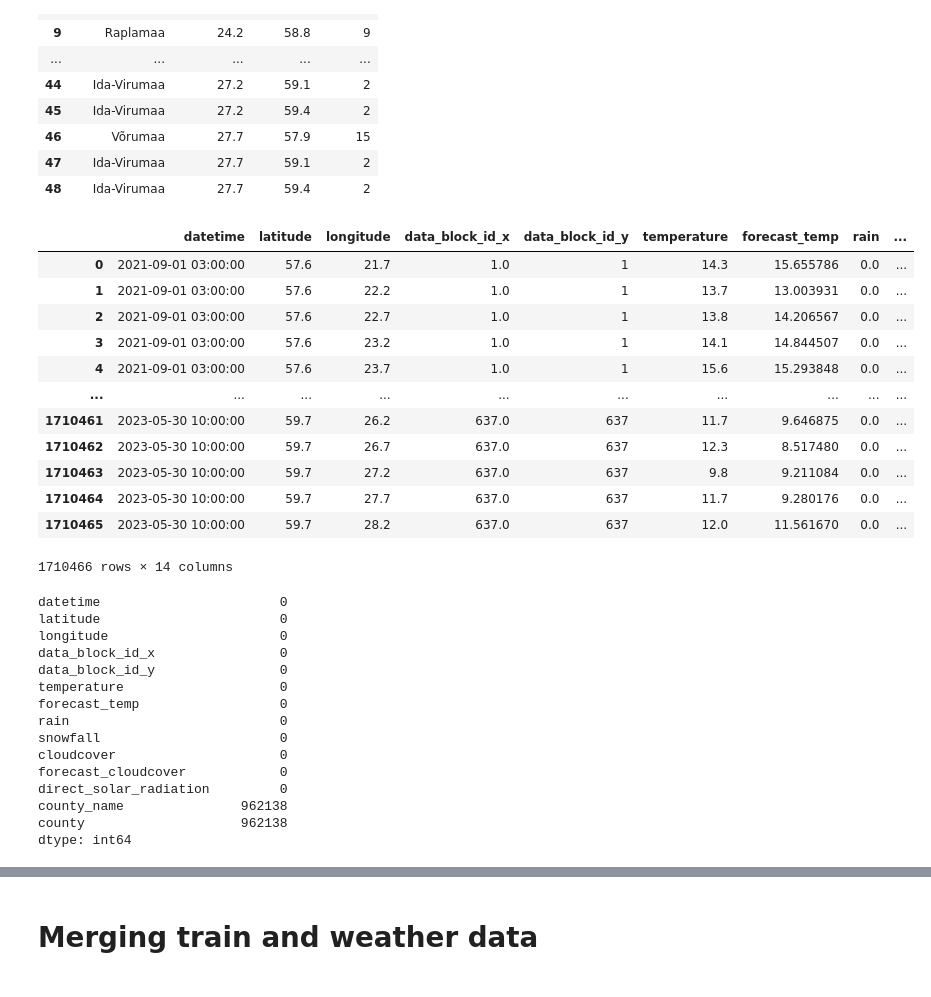
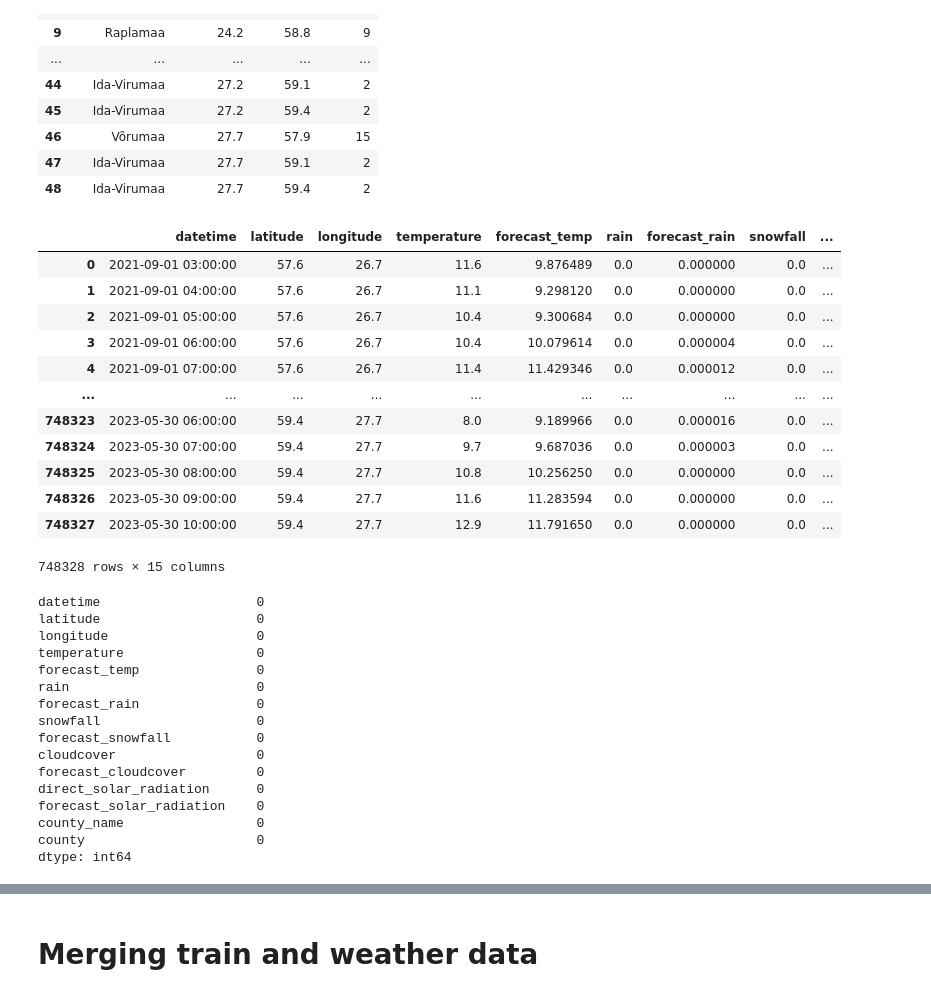
Before and after one commit to Himanshu1948/Enefit, a Jupyter notebook: notebooks/EDA.ipynb, the cells around one changed output, grey strips where cells are left out. Saved outputs shown, nothing was run; the diff lists cells and outputs as text; code cells hidden in the pictures.

```diff
--- a/notebooks/EDA.ipynb
+++ b/notebooks/EDA.ipynb
@@ -525,10 +534,10 @@ dtype: int64
 # %%
 # remove the unnecesary columns
 weather = weather[['datetime', 'temperature', 'rain', 'snowfall', 'cloudcover',
-        'direct_solar_radiation', 'latitude', 'longitude', 'data_block_id_x',
-        'forecast_temp', 'forecast_cloudcover', 'data_block_id_y',
-        'forecast_solar_radiation', 'forecast_snowfall',
-        'forecast_rain']]
+       'direct_solar_radiation', 'latitude', 'longitude',
+       'origin_datetime', 'forecast_temp', 'forecast_cloudcover',
+       'forecast_datetime', 'forecast_solar_radiation',
+       'forecast_snowfall', 'forecast_rain']]
 weather
 # %% [output]
 |  | datetime | temperature | rain | snowfall | cloudcover | direct_solar_radiation | latitude | longitude | ... |
@@ -546,7 +555,7 @@ weather
 1710466 rows × 15 columns
 # %%
 # reorder the columns
-weather = weather.loc[:, ['datetime', 'latitude', 'longitude', 'data_block_id_x', 'data_block_id_y',
+weather = weather.loc[:, ['datetime', 'latitude', 'longitude',
                           'temperature', 'forecast_temp',
                           'rain', 'forecast_rain',
                           'snowfall', 'forecast_snowfall',
@@ -623,8 +625,8 @@ dtype: int64
 So, apparently, the provided dataset has some fault. forecast_rain, forecast_snowfall and forcast_solar_radiation seems to have only 1 value. So, it makes sense to remove those forecasted values because they will have 0 significance whent the XGBoost model is trained. Will keep the respective related historical values as it is, because they might make some sense.
 # %%
 # removing the columns
-weather = weather[['datetime', 'latitude', 'longitude', 'data_block_id_x',
-       'data_block_id_y', 'temperature', 'forecast_temp', 'rain',
-       'snowfall', 'cloudcover', 'forecast_cloudcover', 'direct_solar_radiation']]
+# weather = weather[['datetime', 'latitude', 'longitude', 'data_block_id_x',
+#        'data_block_id_y', 'temperature', 'forecast_temp', 'rain',
+#        'snowfall', 'cloudcover', 'forecast_cloudcover', 'direct_solar_radiation']]
 
-weather
+# weather
@@ -692,42 +680,43 @@ mapping
 # %%
 # merging weather and county maps-weather station data to introduce the county Id in the weather dataset.
 
 # Merge the datasets based on latitude and longitude
-weather = pd.merge(weather, mapping, on=['latitude', 'longitude'], how='left')
+weather = pd.merge(weather, mapping, on=['latitude', 'longitude'], how='inner')
 
 weather
 # %% [output]
-|  | datetime | latitude | longitude | data_block_id_x | data_block_id_y | temperature | forecast_temp | rain | ... |
-| 0 | 2021-09-01 03:00:00 | 57.6 | 21.7 | 1.0 | 1 | 14.3 | 15.655786 | 0.0 | ... |
-| 1 | 2021-09-01 03:00:00 | 57.6 | 22.2 | 1.0 | 1 | 13.7 | 13.003931 | 0.0 | ... |
-| 2 | 2021-09-01 03:00:00 | 57.6 | 22.7 | 1.0 | 1 | 13.8 | 14.206567 | 0.0 | ... |
-| 3 | 2021-09-01 03:00:00 | 57.6 | 23.2 | 1.0 | 1 | 14.1 | 14.844507 | 0.0 | ... |
-| 4 | 2021-09-01 03:00:00 | 57.6 | 23.7 | 1.0 | 1 | 15.6 | 15.293848 | 0.0 | ... |
+|  | datetime | latitude | longitude | temperature | forecast_temp | rain | forecast_rain | snowfall | ... |
+| 0 | 2021-09-01 03:00:00 | 57.6 | 26.7 | 11.6 | 9.876489 | 0.0 | 0.000000 | 0.0 | ... |
+| 1 | 2021-09-01 04:00:00 | 57.6 | 26.7 | 11.1 | 9.298120 | 0.0 | 0.000000 | 0.0 | ... |
+| 2 | 2021-09-01 05:00:00 | 57.6 | 26.7 | 10.4 | 9.300684 | 0.0 | 0.000000 | 0.0 | ... |
+| 3 | 2021-09-01 06:00:00 | 57.6 | 26.7 | 10.4 | 10.079614 | 0.0 | 0.000004 | 0.0 | ... |
+| 4 | 2021-09-01 07:00:00 | 57.6 | 26.7 | 11.4 | 11.429346 | 0.0 | 0.000012 | 0.0 | ... |
 | ... | ... | ... | ... | ... | ... | ... | ... | ... | ... |
-| 1710461 | 2023-05-30 10:00:00 | 59.7 | 26.2 | 637.0 | 637 | 11.7 | 9.646875 | 0.0 | ... |
-| 1710462 | 2023-05-30 10:00:00 | 59.7 | 26.7 | 637.0 | 637 | 12.3 | 8.517480 | 0.0 | ... |
-| 1710463 | 2023-05-30 10:00:00 | 59.7 | 27.2 | 637.0 | 637 | 9.8 | 9.211084 | 0.0 | ... |
-| 1710464 | 2023-05-30 10:00:00 | 59.7 | 27.7 | 637.0 | 637 | 11.7 | 9.280176 | 0.0 | ... |
-| 1710465 | 2023-05-30 10:00:00 | 59.7 | 28.2 | 637.0 | 637 | 12.0 | 11.561670 | 0.0 | ... |
+| 748323 | 2023-05-30 06:00:00 | 59.4 | 27.7 | 8.0 | 9.189966 | 0.0 | 0.000016 | 0.0 | ... |
+| 748324 | 2023-05-30 07:00:00 | 59.4 | 27.7 | 9.7 | 9.687036 | 0.0 | 0.000003 | 0.0 | ... |
+| 748325 | 2023-05-30 08:00:00 | 59.4 | 27.7 | 10.8 | 10.256250 | 0.0 | 0.000000 | 0.0 | ... |
+| 748326 | 2023-05-30 09:00:00 | 59.4 | 27.7 | 11.6 | 11.283594 | 0.0 | 0.000000 | 0.0 | ... |
+| 748327 | 2023-05-30 10:00:00 | 59.4 | 27.7 | 12.9 | 11.791650 | 0.0 | 0.000000 | 0.0 | ... |
-1710466 rows × 14 columns
+748328 rows × 15 columns
 # %%
 # check for missing values
 weather.isna().sum()
 # %% [output]
-datetime                       0
-latitude                       0
-longitude                      0
-data_block_id_x                0
-data_block_id_y                0
-temperature                    0
-forecast_temp                  0
-rain                           0
-snowfall                       0
-cloudcover                     0
-forecast_cloudcover            0
-direct_solar_radiation         0
-county_name               962138
-county                    962138
+datetime                    0
+latitude                    0
+longitude                   0
+temperature                 0
+forecast_temp               0
+rain                        0
+forecast_rain               0
+snowfall                    0
+forecast_snowfall           0
+cloudcover                  0
+forecast_cloudcover         0
+direct_solar_radiation      0
+forecast_solar_radiation    0
+county_name                 0
+county                      0
 dtype: int64
 # %%
 weather.nunique()
```
Also changed, not shown: parts of 43 cells of this notebook.
